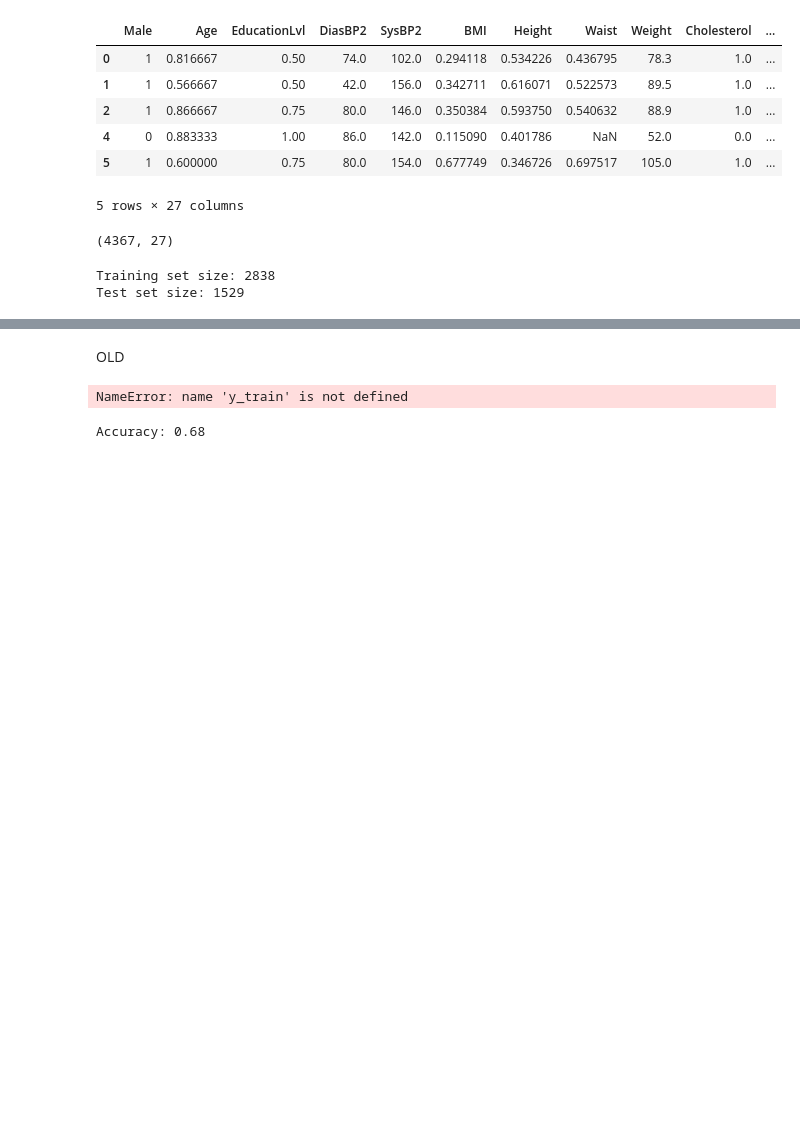
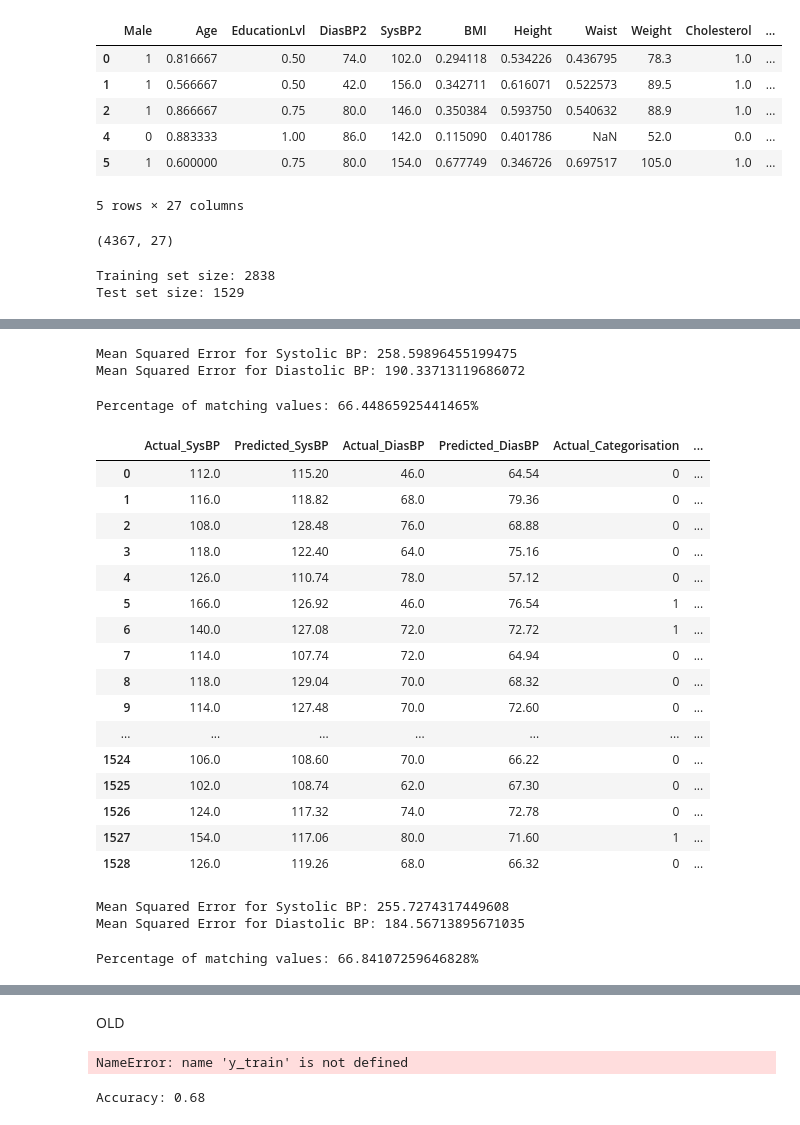
Before and after one commit to samcohen1/HypertensionML, a Jupyter notebook: hypertension_predictor.ipynb, the cells around one changed output, grey strips where cells are left out. Drawn from its saved outputs; the diff is of its cells as text; code cells hidden in the pictures; blank space fills up the shorter version.

Commit message:
New Models Added

```diff
--- a/hypertension_predictor.ipynb
+++ b/hypertension_predictor.ipynb
@@ -773,0 +777,80 @@ display(HTML(compare_df.to_html(max_rows=100, max_cols=100, notebook=True)))
+# %%
+#Other model:
+model_sys = RandomForestRegressor(n_estimators=100, random_state=42)  # You can adjust n_estimators and other hyperparameters
+model_dias = RandomForestRegressor(n_estimators=100, random_state=42)
+
+# Training the model
+model_sys.fit(X_train, y_train_sys)
+model_dias.fit(X_train, y_train_dias)
+
+# Making predictions on the test set
+y_pred_sys = model_sys.predict(X_test)
+y_pred_dias = model_dias.predict(X_test)
+
+# Evaluating the model
+mse_sys = mean_squared_error(y_test_sys, y_pred_sys)
+mse_dias = mean_squared_error(y_test_dias, y_pred_dias)
+
+print(f"Mean Squared Error for Systolic BP: {mse_sys}")
+print(f"Mean Squared Error for Diastolic BP: {mse_dias}")
+# %% [output]
+Mean Squared Error for Systolic BP: 258.59896455199475
+Mean Squared Error for Diastolic BP: 190.33713119686072
+# %%
+compare_df = comparitive_df(y_test_sys,y_pred_sys, y_test_dias, y_pred_dias)
+calculate_hypertension(compare_df, 'Actual_SysBP', 'Actual_DiasBP', 'Actual_Categorisation')
+calculate_hypertension(compare_df, 'Predicted_SysBP', 'Predicted_DiasBP', 'Predicted_Categorisation')
+percentage_match = calculate_agreement_percentage(compare_df, 'Actual_Categorisation', 'Predicted_Categorisation')
+print(f"Percentage of matching values: {percentage_match}%")
+# %% [output]
+Percentage of matching values: 66.44865925441465%
+# %%
+display(HTML(compare_df.to_html(max_rows=100, max_cols=100, notebook=True)))
+# %% [output]
+|  | Actual_SysBP | Predicted_SysBP | Actual_DiasBP | Predicted_DiasBP | Actual_Categorisation | ... |
+| 0 | 112.0 | 115.20 | 46.0 | 64.54 | 0 | ... |
+| 1 | 116.0 | 118.82 | 68.0 | 79.36 | 0 | ... |
+| 2 | 108.0 | 128.48 | 76.0 | 68.88 | 0 | ... |
+| 3 | 118.0 | 122.40 | 64.0 | 75.16 | 0 | ... |
+| 4 | 126.0 | 110.74 | 78.0 | 57.12 | 0 | ... |
+| 5 | 166.0 | 126.92 | 46.0 | 76.54 | 1 | ... |
+| 6 | 140.0 | 127.08 | 72.0 | 72.72 | 1 | ... |
+| 7 | 114.0 | 107.74 | 72.0 | 64.94 | 0 | ... |
+| 8 | 118.0 | 129.04 | 70.0 | 68.32 | 0 | ... |
+| 9 | 114.0 | 127.48 | 70.0 | 72.60 | 0 | ... |
+| ... | ... | ... | ... | ... | ... | ... |
+| 1524 | 106.0 | 108.60 | 70.0 | 66.22 | 0 | ... |
+| 1525 | 102.0 | 108.74 | 62.0 | 67.30 | 0 | ... |
+| 1526 | 124.0 | 117.32 | 74.0 | 72.78 | 0 | ... |
+| 1527 | 154.0 | 117.06 | 80.0 | 71.60 | 1 | ... |
+| 1528 | 126.0 | 119.26 | 68.0 | 66.32 | 0 | ... |
+# %%
+# Initialize the Gradient Boosting Regressor
+model_sys = GradientBoostingRegressor(n_estimators=100, learning_rate=0.1, max_depth=3, random_state=42)
+model_dias = GradientBoostingRegressor(n_estimators=100, learning_rate=0.1, max_depth=3, random_state=42)
+
+# Train the model
+model_sys.fit(X_train, y_train_sys)
+model_dias.fit(X_train, y_train_dias)
+
+# Making predictions
+y_pred_sys = model_sys.predict(X_test)
+y_pred_dias = model_dias.predict(X_test)
+
+# Evaluating the model
+mse_sys = mean_squared_error(y_test_sys, y_pred_sys)
+mse_dias = mean_squared_error(y_test_dias, y_pred_dias)
+
+print(f"Mean Squared Error for Systolic BP: {mse_sys}")
+print(f"Mean Squared Error for Diastolic BP: {mse_dias}")
+# %% [output]
+Mean Squared Error for Systolic BP: 255.7274317449608
+Mean Squared Error for Diastolic BP: 184.56713895671035
+# %%
+compare_df = comparitive_df(y_test_sys,y_pred_sys, y_test_dias, y_pred_dias)
+calculate_hypertension(compare_df, 'Actual_SysBP', 'Actual_DiasBP', 'Actual_Categorisation')
+calculate_hypertension(compare_df, 'Predicted_SysBP', 'Predicted_DiasBP', 'Predicted_Categorisation')
+percentage_match = calculate_agreement_percentage(compare_df, 'Actual_Categorisation', 'Predicted_Categorisation')
+print(f"Percentage of matching values: {percentage_match}%")
+# %% [output]
+Percentage of matching values: 66.84107259646828%
```
Also changed, not shown: parts of 9 cells of this notebook.
